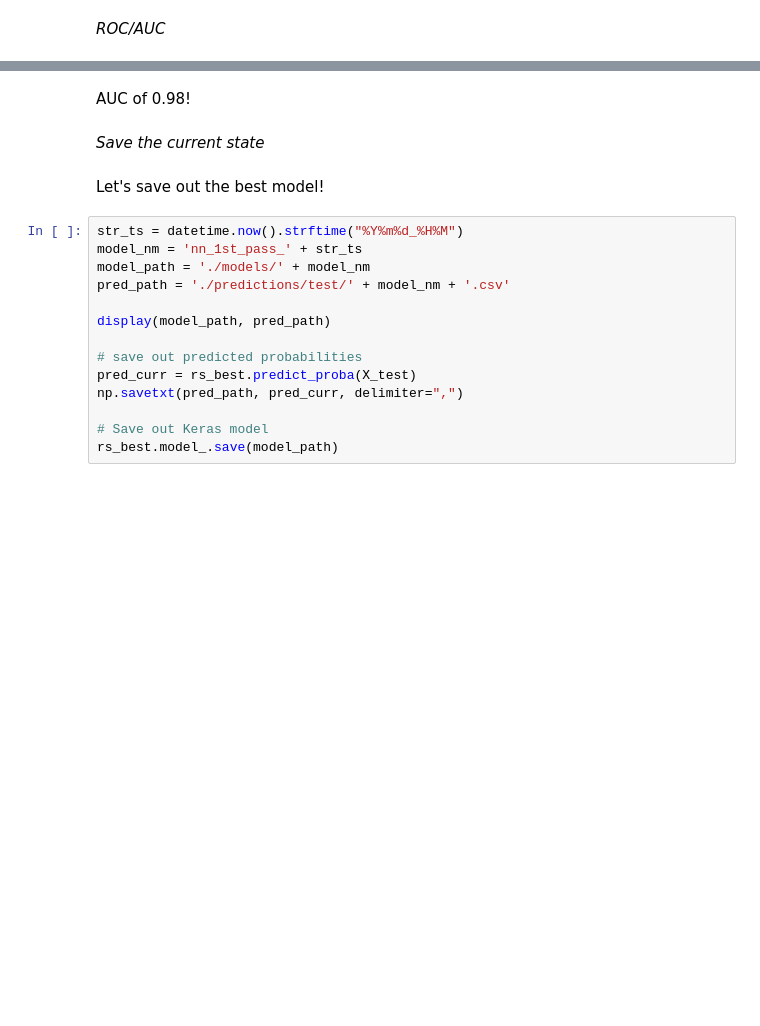
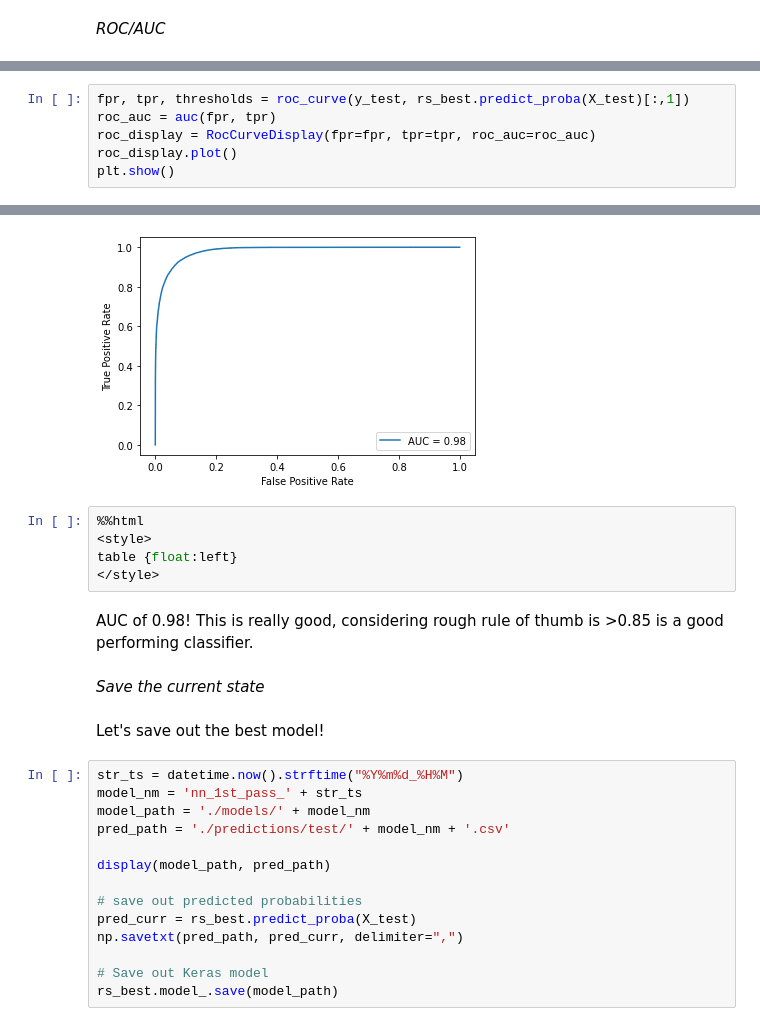
Before and after one commit to werlindo/called-third-strike, a Jupyter notebook: notebooks/03_first_crude_neural_network.ipynb, the cells around one changed output, grey strips where cells are left out. Saved outputs shown, nothing was run; the diff lists cells and outputs as text; blank space fills up the shorter version.

```diff
--- a/notebooks/03_first_crude_neural_network.ipynb
+++ b/notebooks/03_first_crude_neural_network.ipynb
@@ -538,0 +561,7 @@ plt.show()
+# %%
+fpr, tpr, thresholds = roc_curve(y_test, rs_best.predict_proba(X_test)[:,1])
+roc_auc = auc(fpr, tpr)
+roc_display = RocCurveDisplay(fpr=fpr, tpr=tpr, roc_auc=roc_auc)
+roc_display.plot()
+plt.show()
+# %% [output]
@@ -539,5 +569,11 @@ plt.show()
+[figure, added]
+# %%
+%%html
+<style>
+table {float:left}
+</style>
 # %% [markdown]
-AUC of 0.98!
+AUC of 0.98! This is really good, considering rough rule of thumb is >0.85 is a good performing classifier.
 # %% [markdown]
 *Save the current state*
 # %% [markdown]
```
Also changed, not shown: parts of 41 cells of this notebook, 23 other files.
